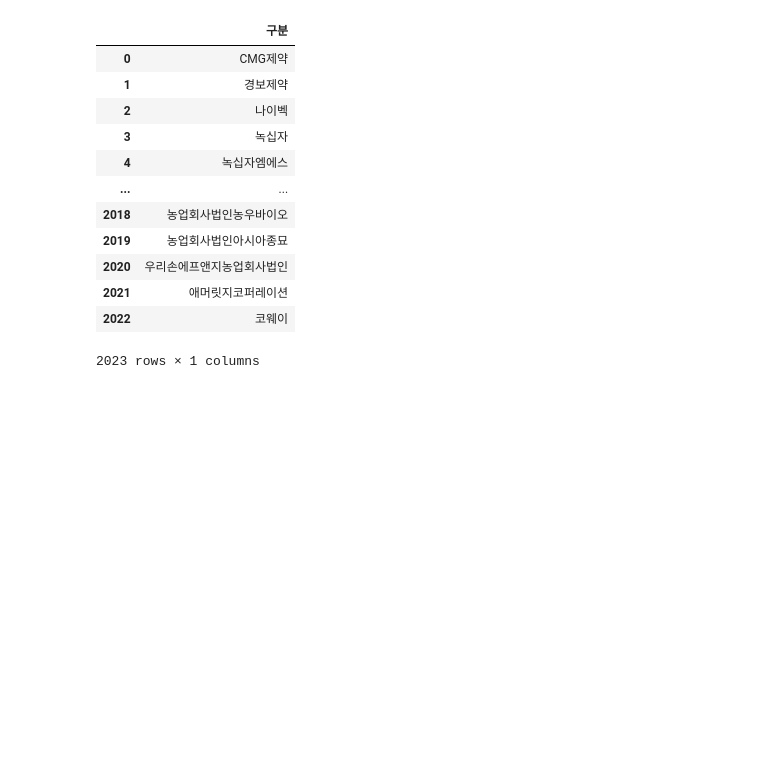
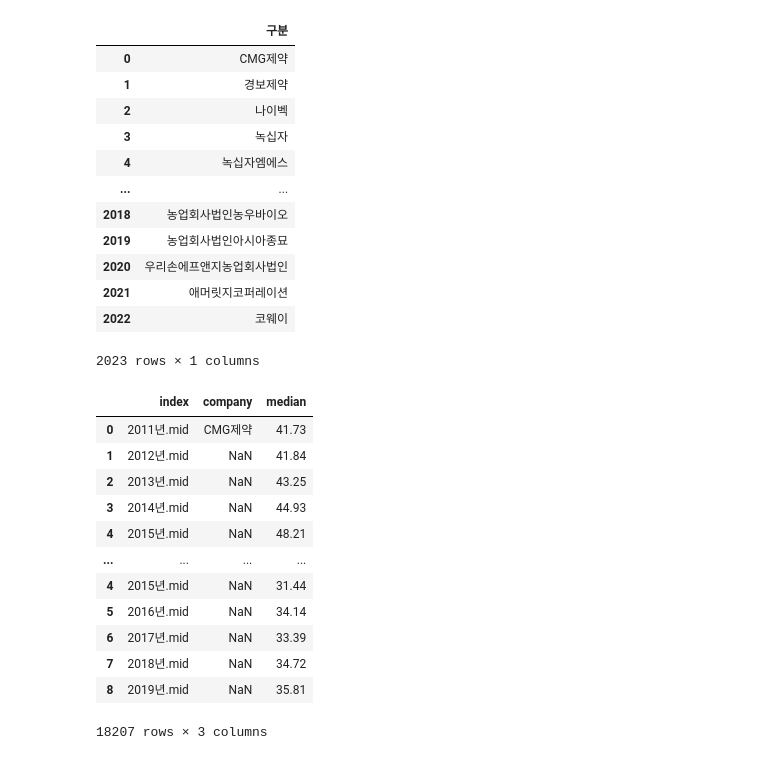
Before and after one commit to pelllzz/ubion4_project2, a Jupyter notebook: code/code_main/00_transpose.ipynb, the cells around one changed output. Cells and saved outputs as stored; diff of their text form; code cells hidden in the pictures; blank space fills up the shorter version.

```diff
--- a/code/code_main/00_transpose.ipynb
+++ b/code/code_main/00_transpose.ipynb
@@ -153,3 +155,19 @@ for i in range(0, len(df_a)):
         continue
     else:
         com_d = pd.concat([com_d, com_c])
+# %%
+com_d
+# %% [output]
+|  | index | company | median |
+| 0 | 2011년.mid | CMG제약 | 41.73 |
+| 1 | 2012년.mid | NaN | 41.84 |
+| 2 | 2013년.mid | NaN | 43.25 |
+| 3 | 2014년.mid | NaN | 44.93 |
+| 4 | 2015년.mid | NaN | 48.21 |
+| ... | ... | ... | ... |
+| 4 | 2015년.mid | NaN | 31.44 |
+| 5 | 2016년.mid | NaN | 34.14 |
+| 6 | 2017년.mid | NaN | 33.39 |
+| 7 | 2018년.mid | NaN | 34.72 |
+| 8 | 2019년.mid | NaN | 35.81 |
+18207 rows × 3 columns
```
Also changed, not shown: parts of 4 cells of this notebook, 21 other files.
